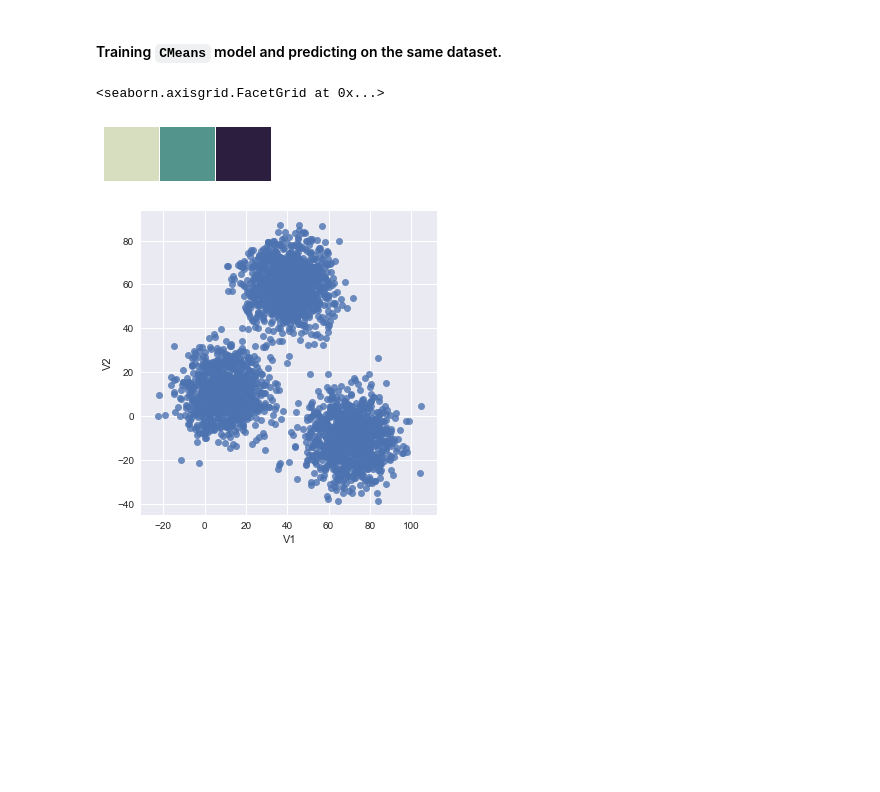
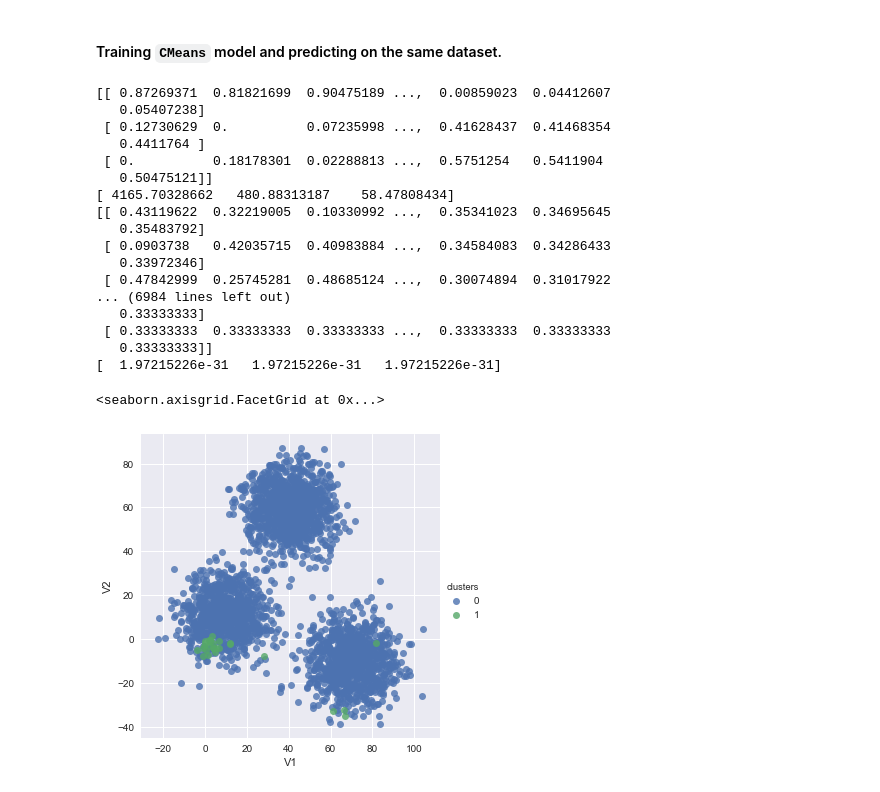
Before and after one commit to witekbobrowski/Academic, a Jupyter notebook: machine-learning-summer-2018/k-means.ipynb, the cells around one changed output. Saved outputs shown, nothing was run; the diff lists cells and outputs as text; code cells hidden in the pictures; blank space fills up the shorter version.

Commit message:
ML: Update c-means implementaiton in the hope it will work one day.

```diff
--- a/machine-learning-summer-2018/k-means.ipynb
+++ b/machine-learning-summer-2018/k-means.ipynb
@@ -107,7 +107,7 @@ sns.lmplot(x='V1', y='V2', hue='clusters', data=k_means_dataset, fit_reg=False)
 # %%
 class CMeans:
 
-    def __init__(self, clusters: int = 8, fuzzifier: float= 2.5, max_iterations: int = 1000):
+    def __init__(self, clusters: int = 8, fuzzifier: float = 2.5, max_iterations: int = 1000):
         self.clusters = clusters
         self.fuzzifier = fuzzifier
         self.max_iterations = max_iterations
@@ -138,29 +138,50 @@ class CMeans:
                             for centroid in self.centroids
                         ])
             cluster_probabilities = distances / np.sum(distances, axis=0)
-            new_centroids = np.dot(cluster_probabilities**self.fuzzifier, X)
+            print(cluster_probabilities)
+            new_centroids = np.dot(cluster_probabilities**self.fuzzifier, X)/cluster_probabilities.shape[1]
             centroid_distances = self.get_distances(self.centroids, new_centroids, axis=-1)
+            print(centroid_distances)
             if centroid_distances.all() < self.tol:
                 return
             self.centroids = new_centroids
 
     def predict(self, X):
+#         print(self.centroids)
         distances = np.array([
                         self.get_distances(centroid, X, axis=1)
                         for centroid in self.centroids
                     ])
-        return distances / np.sum(distances, axis=0)
+#         print(distances)
+        probs = distances / np.sum(distances, axis=0)
+#         print(probs)
+        return np.argmax(probs, axis=0)
 # %% [markdown]
 #### Training `CMeans` model and predicting on the same dataset.
 # %%
 c_means_data = deepcopy(dataset)
 c_means = CMeans(clusters=3)
 c_means.fit(c_means_data)
 clusters = c_means.predict(c_means_data)
-color_palette = sns.cubehelix_palette(len(clusters), start=.5, rot=-.75)
-sns.palplot(color_palette)
-sns.lmplot(x='V1', y='V2', data=c_means_data, fit_reg=False)
+c_means_data['clusters'] = clusters
+sns.lmplot(x='V1', y='V2', hue='clusters', data=c_means_data, fit_reg=False)
 # %% [output]
-<seaborn.axisgrid.FacetGrid at 0x...>
+[[ 0.87269371  0.81821699  0.90475189 ...,  0.00859023  0.04412607
+   0.05407238]
+ [ 0.12730629  0.          0.07235998 ...,  0.41628437  0.41468354
+   0.4411764 ]
+ [ 0.          0.18178301  0.02288813 ...,  0.5751254   0.5411904
+   0.50475121]]
+[ 4165.70328662   480.88313187    58.47808434]
+[[ 0.43119622  0.32219005  0.10330992 ...,  0.35341023  0.34695645
+   0.35483792]
+ [ 0.0903738   0.42035715  0.40983884 ...,  0.34584083  0.34286433
+   0.33972346]
+ [ 0.47842999  0.25745281  0.48685124 ...,  0.30074894  0.31017922
+... (6984 lines left out)
+   0.33333333]
+ [ 0.33333333  0.33333333  0.33333333 ...,  0.33333333  0.33333333
+   0.33333333]]
+[  1.97215226e-31   1.97215226e-31   1.97215226e-31]
+<seaborn.axisgrid.FacetGrid at 0x...>
-[figure, old version]
+[figure, new version]
-[figure, removed]
```
